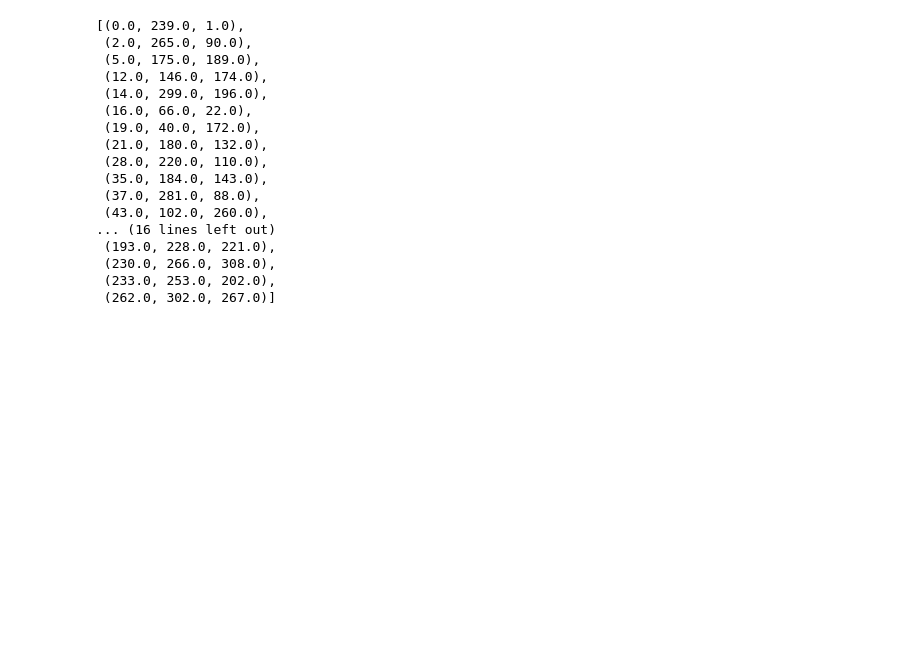
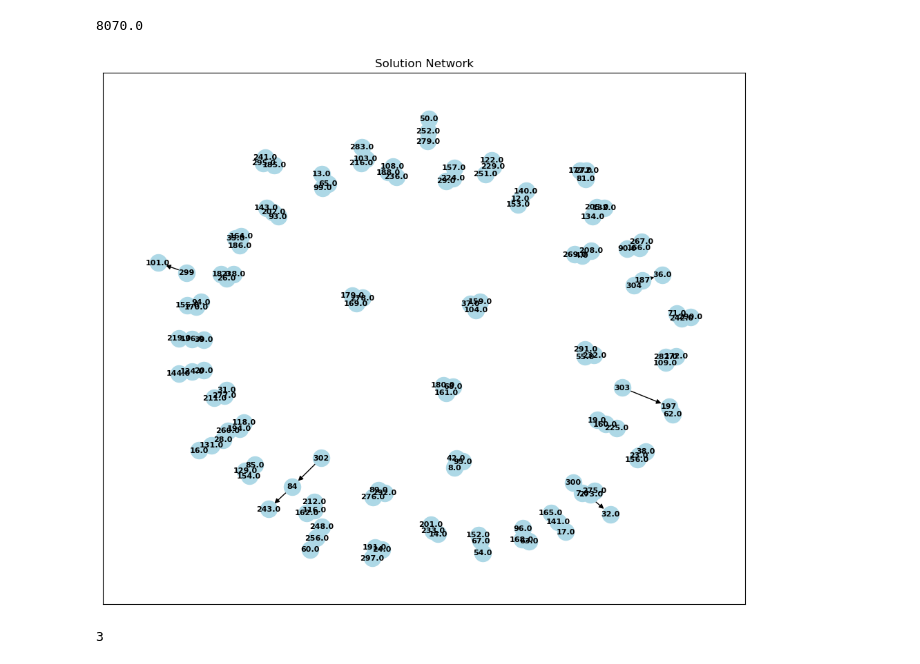
Before and after one commit to fahadbahzad/taor_project, a Jupyter notebook: pctsp_example.ipynb, the cells around one changed output. Cells and saved outputs as stored; diff of their text form; code cells hidden in the pictures; blank space fills up the shorter version.

```diff
--- a/pctsp_example.ipynb
+++ b/pctsp_example.ipynb
@@ -2,7 +2,7 @@
 from pctstp import *
 from data import *
 # %%
-G, pairs, altruistic_donors, nodes, edges, all_cycles = get_data(file="data/Dataset3.xlsx", max_cycle=3, pc_tsp=True)
+G, pairs, altruistic_donors, nodes, edges, all_cycles = get_data(file="data/Dataset16.xlsx", max_cycle=3, pc_tsp=True)
 # %%
 opt_val, selected_edges, selected_cycles, time_taken = pctsp(G, pairs, altruistic_donors, nodes, edges, all_cycles, noisy=1)
 # %% [output]
@@ -26,22 +27,48 @@ mip_optimal
 # %%
 opt_val
-selected_cycles
-#selected_edges
 # %% [output]
-[(0.0, 239.0, 1.0),
- (2.0, 265.0, 90.0),
- (5.0, 175.0, 189.0),
- (12.0, 146.0, 174.0),
- (14.0, 299.0, 196.0),
- (16.0, 66.0, 22.0),
- (19.0, 40.0, 172.0),
- (21.0, 180.0, 132.0),
- (28.0, 220.0, 110.0),
- (35.0, 184.0, 143.0),
- (37.0, 281.0, 88.0),
- (43.0, 102.0, 260.0),
-... (16 lines left out)
- (193.0, 228.0, 221.0),
- (230.0, 266.0, 308.0),
- (233.0, 253.0, 202.0),
- (262.0, 302.0, 267.0)]
+8070.0
+# %%
+import matplotlib.pyplot as plt
+
+def solution_network(edges, cycles):
+    G = nx.DiGraph()
+
+    # Add edges
+    for e in edges:
+        G.add_edge(e[0], e[1])
+
+    # Keep track of which edges are in cycles
+    cycle_edges = set()
+
+    # Add cycles
+    for c in cycles:
+        for i in range(len(c)):
+            u, v = c[i], c[(i + 1) % len(c)]
+            G.add_edge(u, v)
+            cycle_edges.add((u, v))
+
+    plt.figure(figsize=(12, 10))
+    pos = nx.spring_layout(G)
+
+    nx.draw_networkx_nodes(G, pos, node_color='lightblue', node_size=300)
+
+    non_cycle_edges = [e for e in G.edges() if e not in cycle_edges]
+    nx.draw_networkx_edges(G, pos, edgelist=non_cycle_edges, edge_color='black', arrows=True)
+
+    nx.draw_networkx_edges(G, pos, edgelist=list(cycle_edges), edge_color='red', width=2, arrows=True)
+
+    nx.draw_networkx_labels(G, pos, font_size=8, font_weight='bold')
+
+    plt.title("Solution Network")
+    plt.show()
+
+    return G
+
+check = solution_network(selected_edges, selected_cycles)
+cycles_check = max(map(len,list(nx.simple_cycles(check))))
+
+print(cycles_check)
+# %% [output]
+[figure, added]
+3
```
Also changed, not shown: parts of 3 cells of this notebook.
